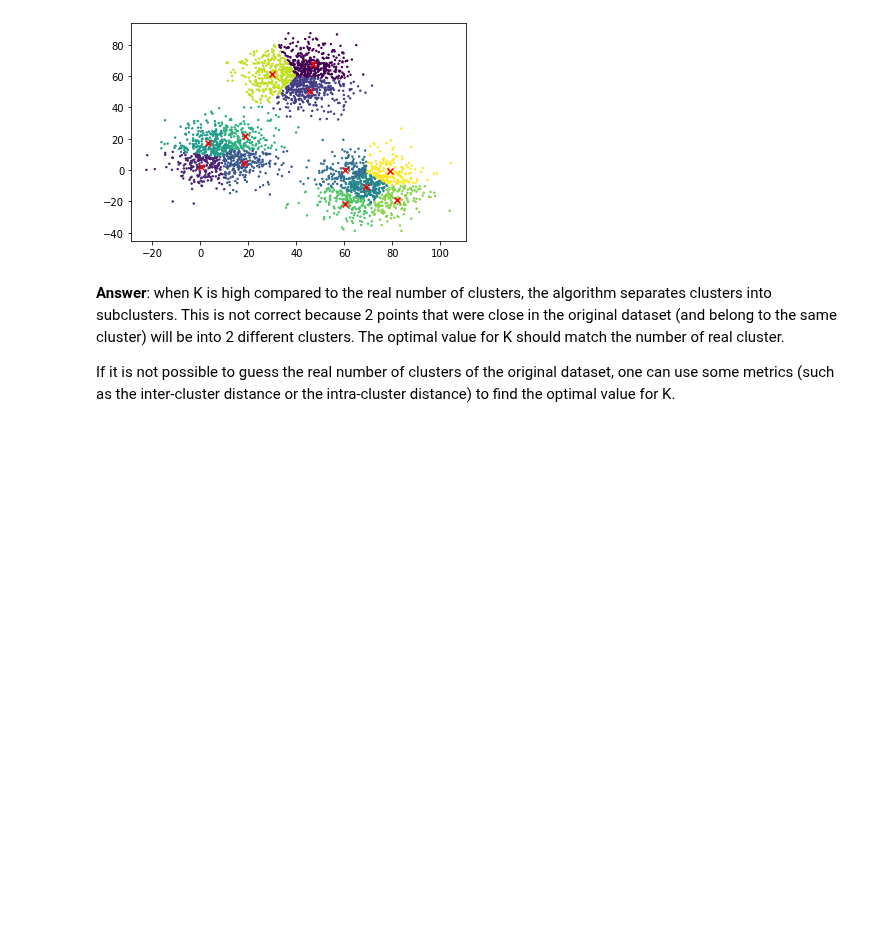
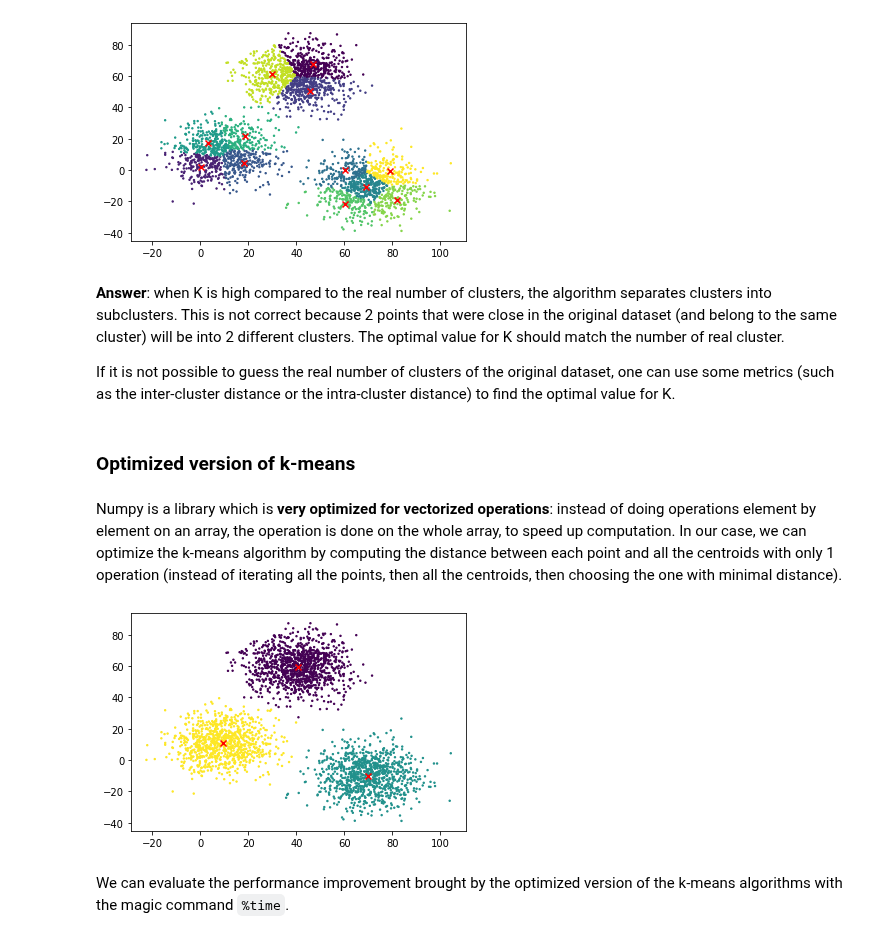
Before and after one commit to tca19/data-analysis, a Jupyter notebook: session-5/session-5-solutions.ipynb, the cells around one changed output. Saved outputs shown, nothing was run; the diff lists cells and outputs as text; code cells hidden in the pictures; blank space fills up the shorter version.

Commit message:
add solution of vectorized version of K-means

```diff
--- a/session-5/session-5-solutions.ipynb
+++ b/session-5/session-5-solutions.ipynb
@@ -538,3 +538,47 @@ plt.show()
 **Answer**: when K is high compared to the real number of clusters, the algorithm separates clusters into subclusters. This is not correct because 2 points that were close in the original dataset (and belong to the same cluster) will be into 2 different clusters. The optimal value for K should match the number of real cluster.
 
 If it is not possible to guess the real number of clusters of the original dataset, one can use some metrics (such as the inter-cluster distance or the intra-cluster distance) to find the optimal value for K.
+# %% [markdown]
+### Optimized version of k-means
+# %% [markdown]
+Numpy is a library which is **very optimized for vectorized operations**: instead of doing operations element by element on an array, the operation is done on the whole array, to speed up computation. In our case, we can optimize the k-means algorithm by computing the distance between each point and all the centroids with only 1 operation (instead of iterating all the points, then all the centroids, then choosing the one with minimal distance).
+# %%
+def kmeans_optimized(points, K):
+    # Initialization
+    centroids = points[np.random.randint(0, len(points), K)]
+
+    # One first step
+    distances = np.apply_along_axis(distance, 1, points,
+                                    v2=centroids, ax=1)
+    clusters = distances.argmin(axis=1)
+    new_centroids = np.zeros_like(centroids)
+    for k in range(K):
+        idx = np.argwhere(clusters == k)
+        new_centroids[k] = points[idx].sum(axis=0) / len(idx)
+
+    e = 0.1
+    while distance(new_centroids, centroids, 1).sum() > e:
+        # Copy the new_centroids into centroids.
+        centroids = new_centroids[:]
+
+        # Do one more step.
+        clusters = np.apply_along_axis(distance, 1, points,
+                     v2=centroids, ax=1).argmin(axis=1)
+        new_centroids = np.zeros_like(centroids)
+        for k in range(K):
+            idx = np.argwhere(clusters == k)
+            new_centroids[k] = points[idx].sum(axis=0)
+            new_centroids[k] /= len(idx)
+
+    return new_centroids, clusters
+# %%
+# Test the kmeans_optimized function.
+final_centroids, clusters = kmeans_optimized(points, 3)
+plt.scatter(points[:, 0], points[:, 1], c=clusters, s=2)
+plt.scatter(final_centroids[:,0], final_centroids[:,1],
+            marker="x", c="red")
+plt.show()
+# %% [output]
+[figure, added]
+# %% [markdown]
+We can evaluate the performance improvement brought by the optimized version of the k-means algorithms with the magic command `%time`.
```
Also changed, not shown: parts of 5 cells of this notebook.
